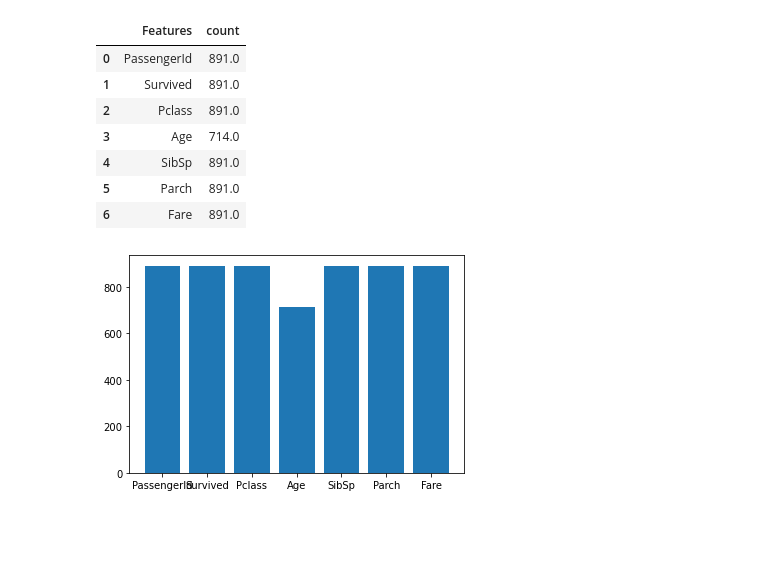
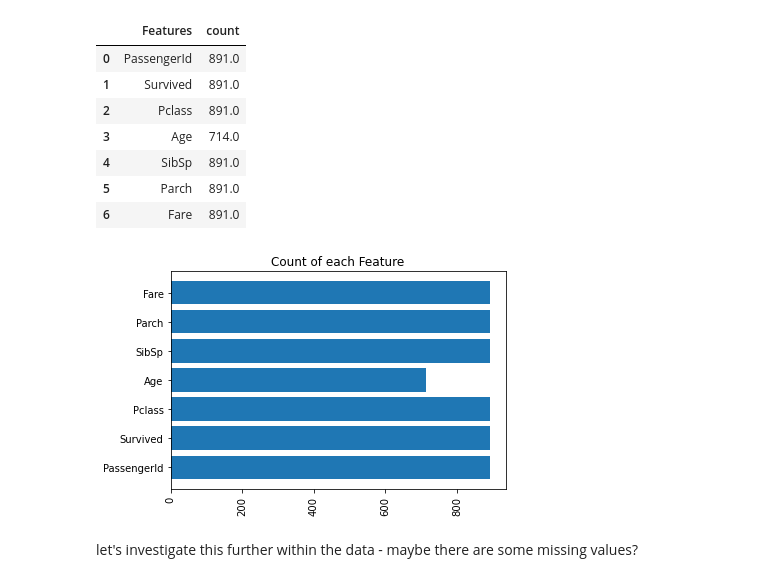
Before and after one commit to af2022/titanic_classifier_project, a Jupyter notebook: Notebooks/1_Exploratory_Data_Analysis.ipynb, the cells around one changed output. Saved outputs shown, nothing was run; the diff lists cells and outputs as text; code cells hidden in the pictures; blank space fills up the shorter version.

```diff
--- a/Notebooks/1_Exploratory_Data_Analysis.ipynb
+++ b/Notebooks/1_Exploratory_Data_Analysis.ipynb
@@ -96,7 +98,9 @@ training_avg_values
 # %%
 # plotting with matplotlib
 fig, ax = plt.subplots()
-ax.bar(x = training_avg_values['Features'], height = training_avg_values['count'])
+ax.barh(y = training_avg_values['Features'],width = training_avg_values['count'])
+plt.title('Count of each Feature')
+plt.xticks(rotation = 90)
 plt.show()
 # %% [output]
-[figure, old version]
+[figure, new version]
@@ -108,0 +107,2 @@ ax.invert_yaxis()
+# %% [markdown]
+let's investigate this further within the data - maybe there are some missing values?
```
Also changed, not shown: parts of 9 cells of this notebook.
